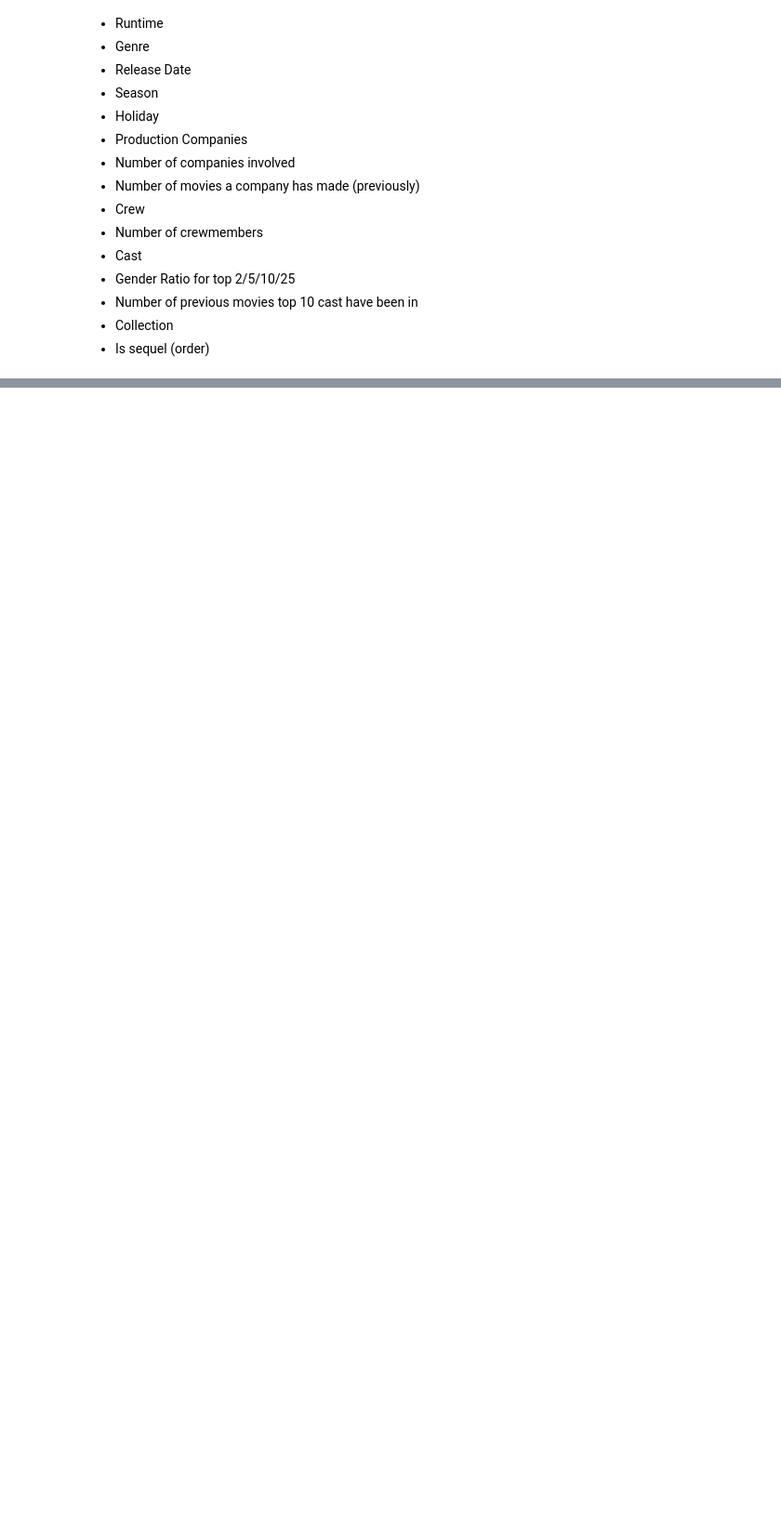
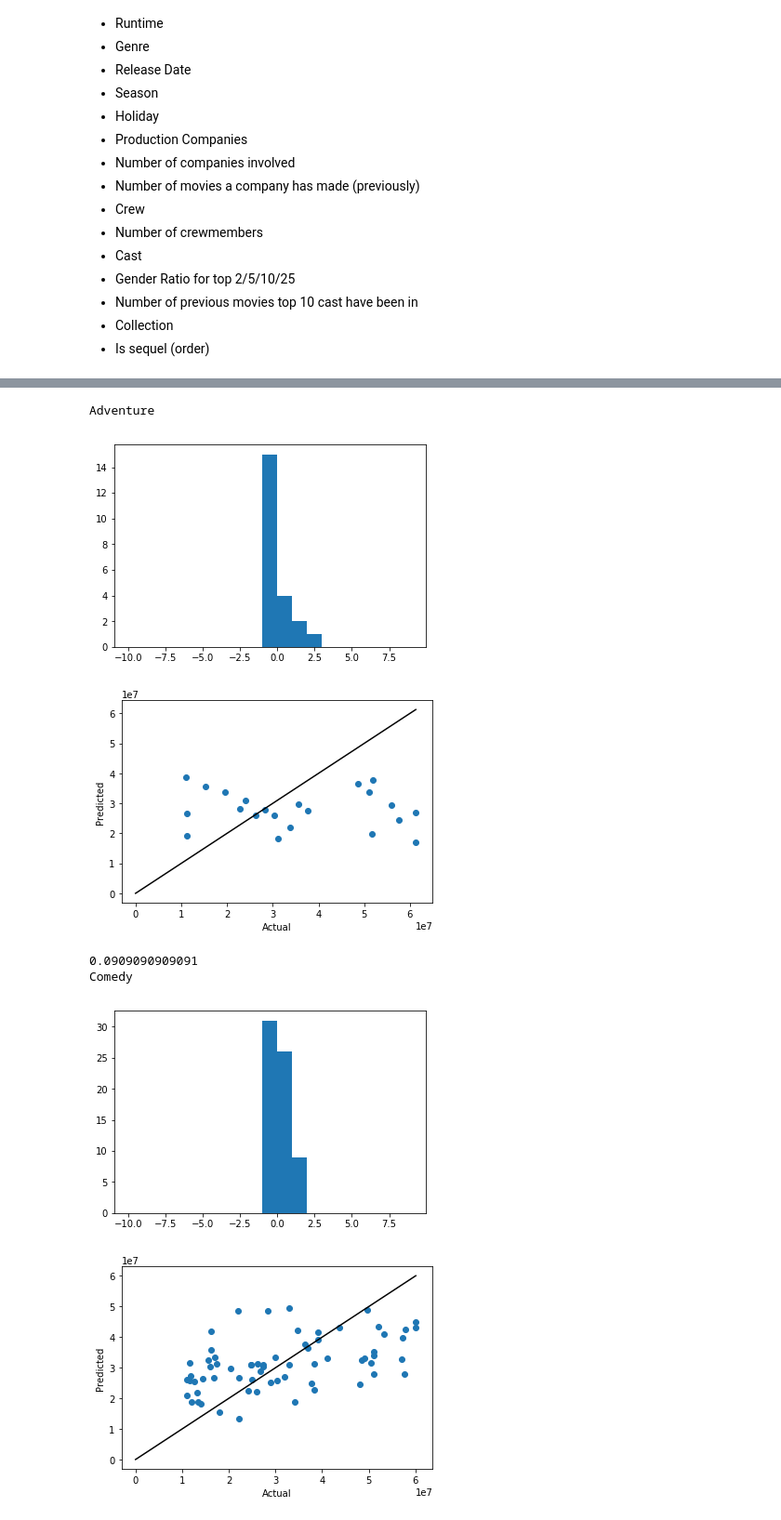
Before and after one commit to abew16/Data-Science-Bootcamp, a Jupyter notebook: Unit 3/Capstone/Predicting Movie Revenue.ipynb, the cells around one changed output, grey strips where cells are left out. Shown: that part at 93% size. Cells and saved outputs as stored; diff of their text form; code cells hidden in the pictures; blank space fills up the shorter version.

```diff
--- a/Unit 3/Capstone/Predicting Movie Revenue.ipynb
+++ b/Unit 3/Capstone/Predicting Movie Revenue.ipynb
@@ -273,0 +464,51 @@ np.mean((percent_error < .1) & (percent_error > -.1))
+# %%
+drop_genres = set(genres) - set(genre_list)
+
+model_data = df.drop(list(drop_genres),axis=1)
+model_data.drop(['profit','ROI','title','log_revenue','gross_margin'],axis=1,inplace=True)
+model_data.drop(model_data[model_data['release_date'].dt.year < 2002].index,inplace=True)
+model_data.drop('release_date',axis=1,inplace=True)
+# %%
+df_dum = pd.get_dummies(model_data)
+
+x = df_dum.loc[:,df_dum.columns != 'complete_revenue']
+y = df_dum['complete_revenue']
+
+x_train = x.sample(frac=.8, random_state=30)
+
+x_test = x.drop(x_train.index)
+y_test = y.drop(y_train.index)
+# %%
+for genre in genre_list:
+    print(genre)
+    x = df_dum.loc[:,df_dum.columns != 'complete_revenue']
+    y = df_dum['complete_revenue']
+
+    x = x[x[genre] == 1]
+    y = y[x.index]
+
+    x_train = x.sample(frac=.8, random_state=30)
+    y_train = y[x_train.index]
+
+    x_test = x.drop(x_train.index)
+    y_test = y.drop(y_train.index)
+
+    rf.fit(x_train,y_train)
+    y_predict = rf.predict(x_test)
+    percent_error = (y_predict - y_test) / y_test
+    plt.hist(percent_error, bins=np.arange(-10,10,1))
+    plt.show()
+    plt.plot([0,y_test.max()],[0,y_test.max()],c='k')
+    plt.scatter(x=y_test,y=y_predict,)
+    plt.xlabel('Actual')
+    plt.ylabel('Predicted')
+    plt.show()
+    print(np.mean((percent_error < .1) & (percent_error > -.1)))
+# %% [output]
+Adventure
+[figure, added]
+[figure, added]
+0.0909090909091
+Comedy
+[figure, added]
+[figure, added]
```
Also changed, not shown: parts of 36 cells of this notebook.
